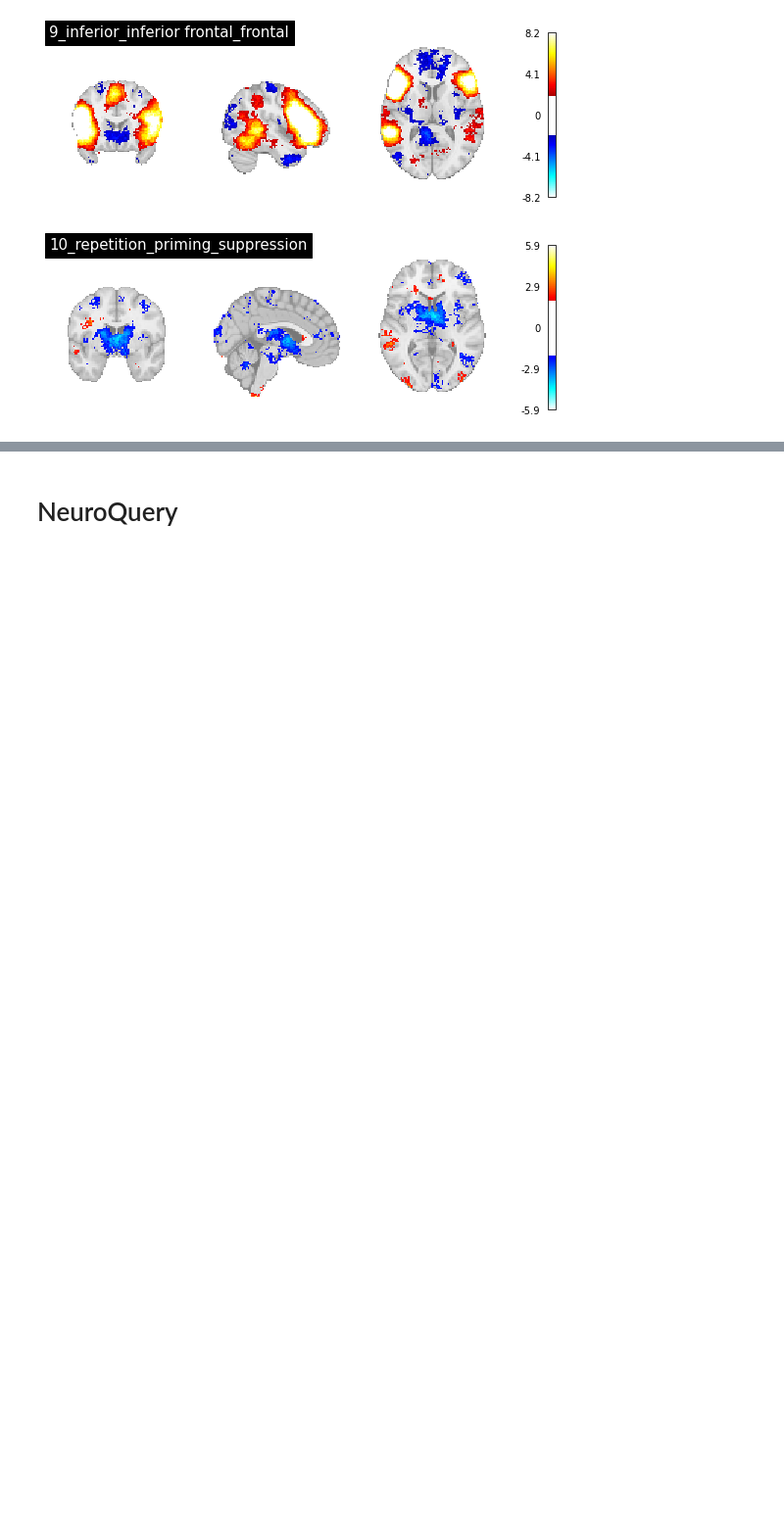
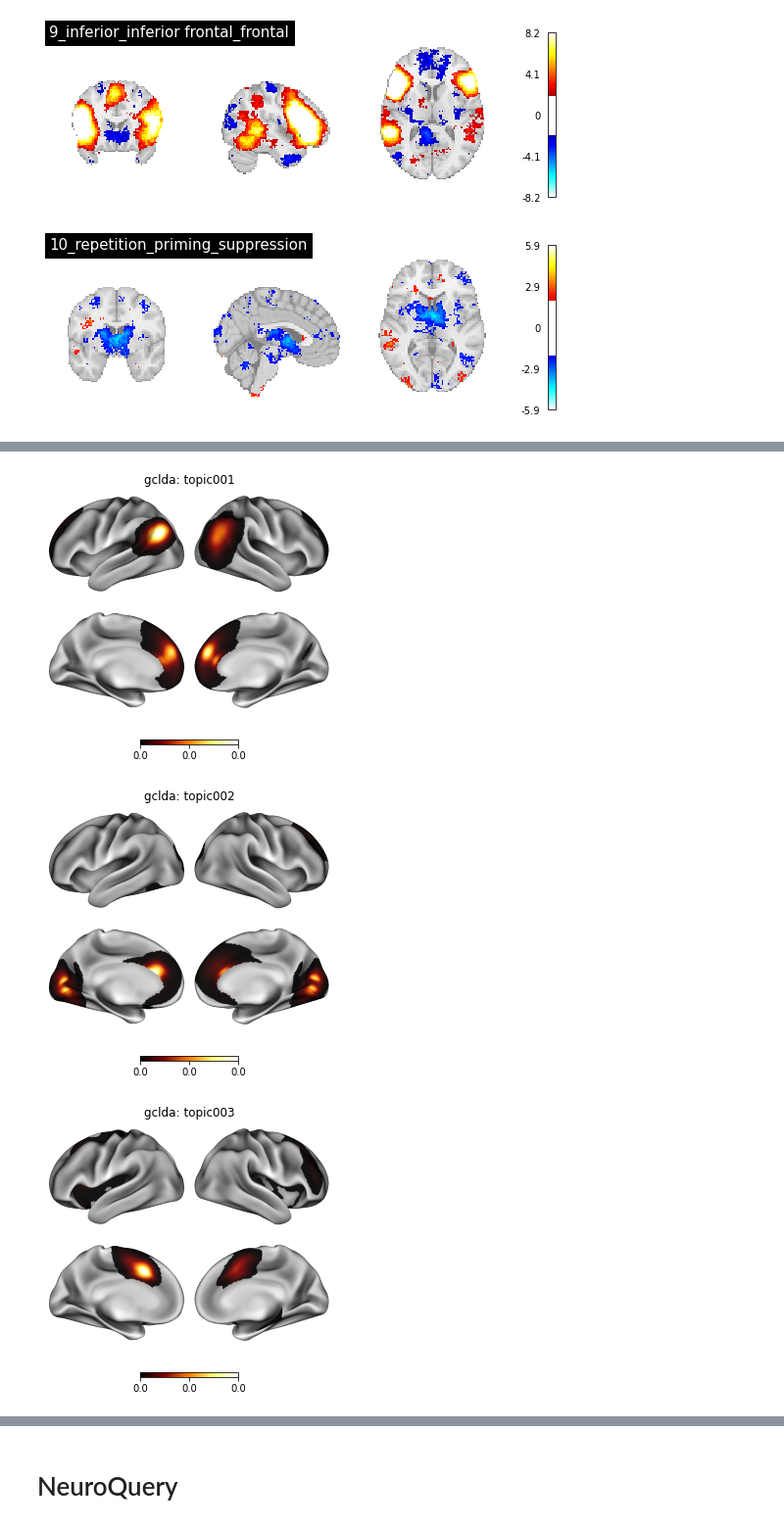
Before and after one commit to NBCLab/gradient-decoding, a Jupyter notebook: figures/meta-analysis.ipynb, the cells around one changed output, grey strips where cells are left out. Shown at 98% size. Cells and saved outputs as stored; diff of their text form; code cells hidden in the pictures; blank space fills up the shorter version.

```diff
--- a/figures/meta-analysis.ipynb
+++ b/figures/meta-analysis.ipynb
@@ -42,0 +73,12 @@ plot_meta_maps(lda_based_ns_decoder_fn)
+# %%
+gclda_grad_path = op.join(output_dir, "gclda-fslr")
+gclda_grad_lh_fnames = sorted(glob(op.join(gclda_grad_path, "*hemi-L_feature.func.gii")))
+gclda_grad_rh_fnames = sorted(glob(op.join(gclda_grad_path, "*hemi-R_feature.func.gii")))
+gclda_subcort_grad_fnames = sorted(glob(op.join(gclda_grad_path, "*_feature.nii.gz")))
+gclda_grad_fnames = zip(gclda_grad_lh_fnames[:10], gclda_grad_rh_fnames[:10])
+
+plot_gradient("../data", gclda_grad_fnames, threshold_=0.000001, cmap="afmhot")
+# %% [output]
+[figure, added]
+[figure, added]
+[figure, added]
```
Also changed, not shown: parts of 9 cells of this notebook, 4 other files.
